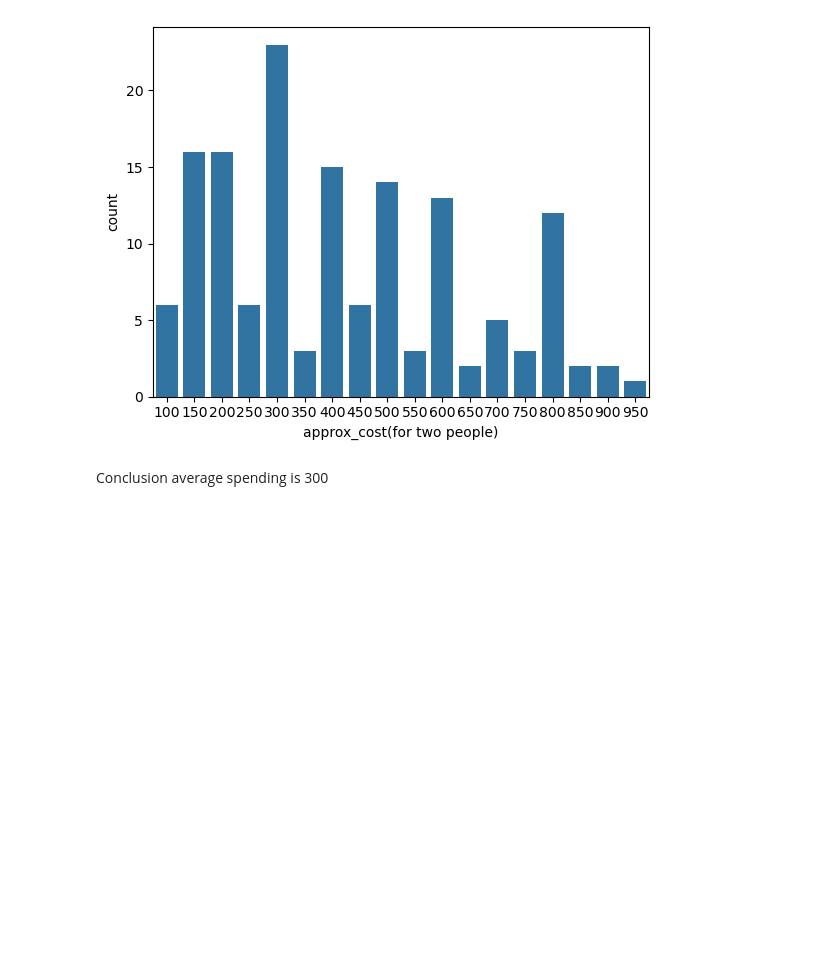
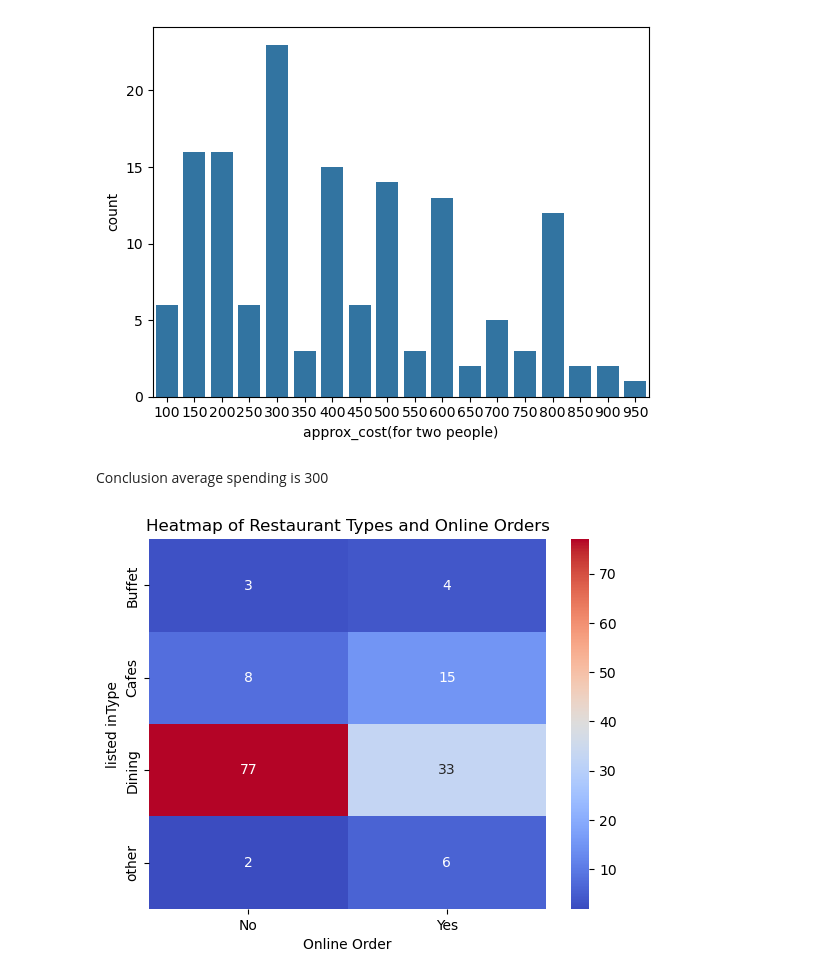
Before and after one commit to Nimesh8848/Zomato_dataAnlaysis, a Jupyter notebook: zomatoProject.ipynb, the cells around one changed output. Cells and saved outputs as stored; diff of their text form; code cells hidden in the pictures; blank space fills up the shorter version.

Commit message:
zomato visualization completed

```diff
--- a/zomatoProject.ipynb
+++ b/zomatoProject.ipynb
@@ -128,3 +128,12 @@ sns.countplot(x=couple_Data)
 [figure]
 # %% [markdown]
 Conclusion average spending is 300
+# %%
+pivot_table = dataframe.pivot_table(index='listed_in(type)', columns='online_order',aggfunc='size',fill_value=0)
+sns.heatmap(pivot_table, cmap='coolwarm', annot=True, fmt='d')
+plt.title('Heatmap of Restaurant Types and Online Orders')
+plt.xlabel('Online Order')
+plt.ylabel('listed inType')
+plt.show()
+# %% [output]
+[figure, added]
```
Also changed, not shown: parts of 1 cell of this notebook.
